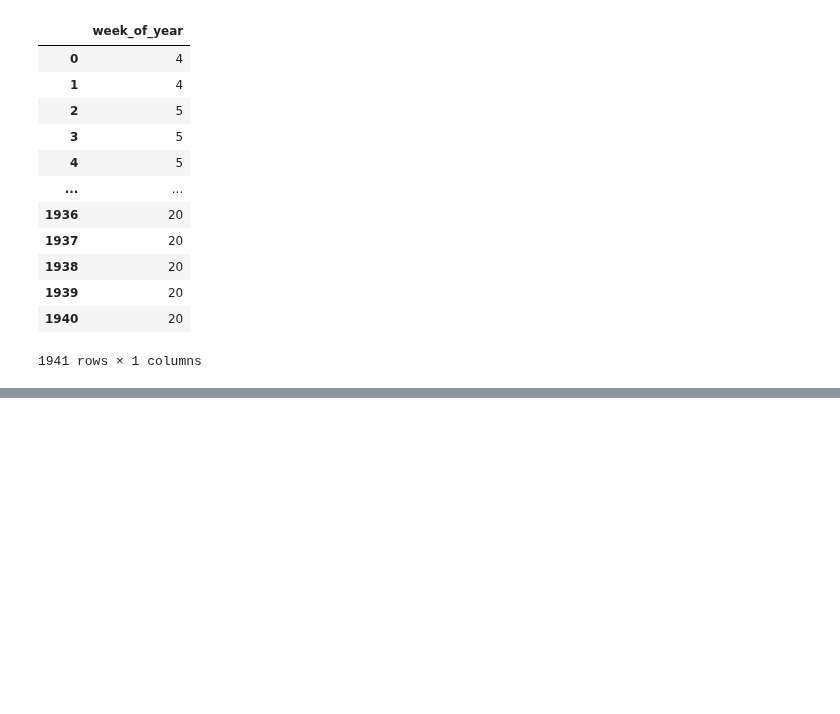
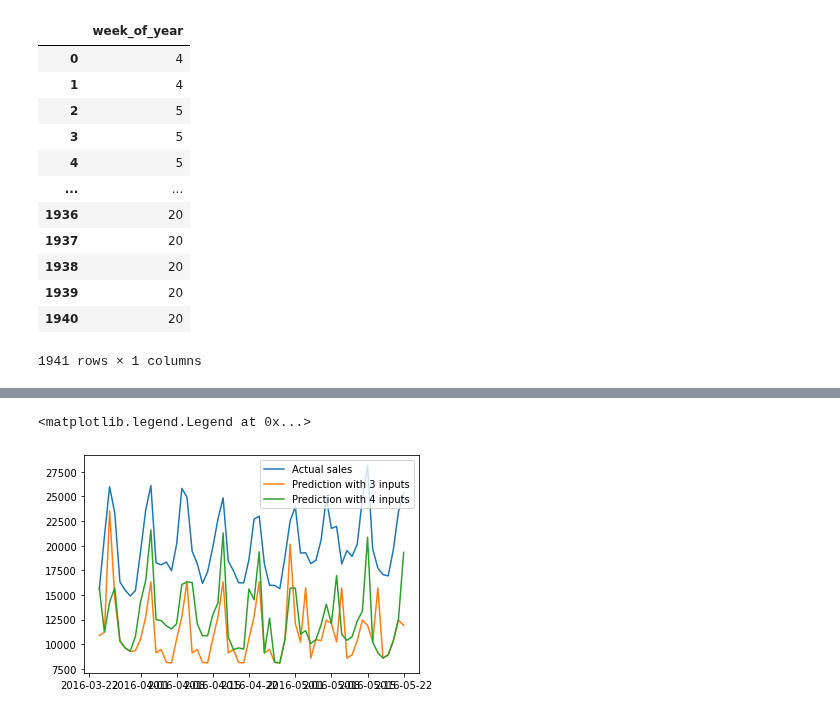
Before and after one commit to sithankanna/hts-forecast, a Jupyter notebook: notebooks/002-EK-EDA.ipynb, the cells around one changed output, grey strips where cells are left out. Cells and saved outputs as stored; diff of their text form; code cells hidden in the pictures; blank space fills up the shorter version.

```diff
--- a/notebooks/002-EK-EDA.ipynb
+++ b/notebooks/002-EK-EDA.ipynb
@@ -553 +608,10 @@ array([ 4,  5,  6,  7,  8,  9, 10, 11, 12, 13, 14, 15, 16, 17, 18, 19, 20,
+# %%
+# Plot the predicted and actual last two months of sales
+plt.plot(test_date, test_target, label='Actual sales')
+plt.plot(test_date, y_predicted_gauss, label='Prediction with 3 inputs')
+plt.plot(test_date, y_predicted_gauss2, label='Prediction with 4 inputs')
+plt.legend()
+# %% [output]
+<matplotlib.legend.Legend at 0x...>
+[figure, added]
 # %%
```
Also changed, not shown: parts of 18 cells of this notebook.
